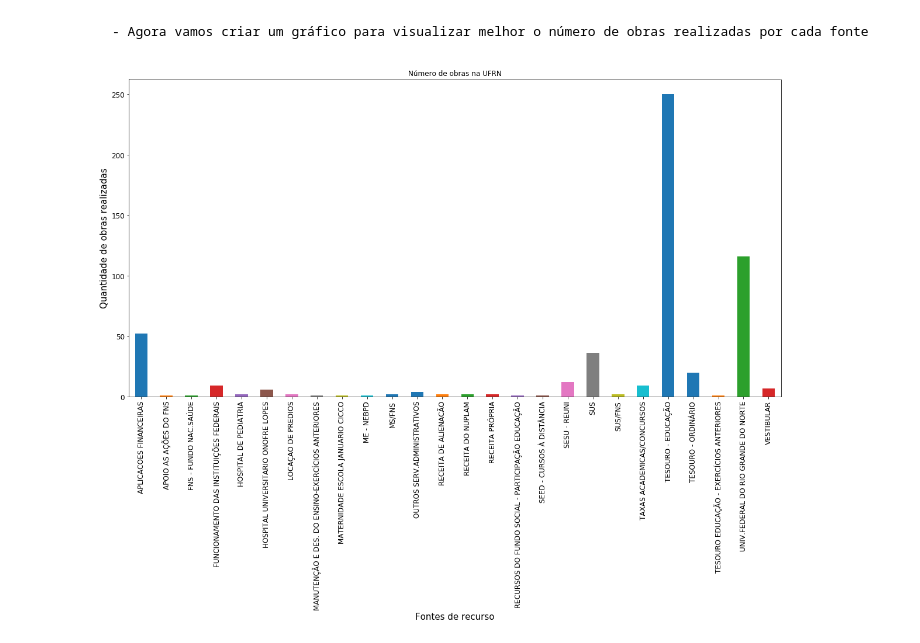
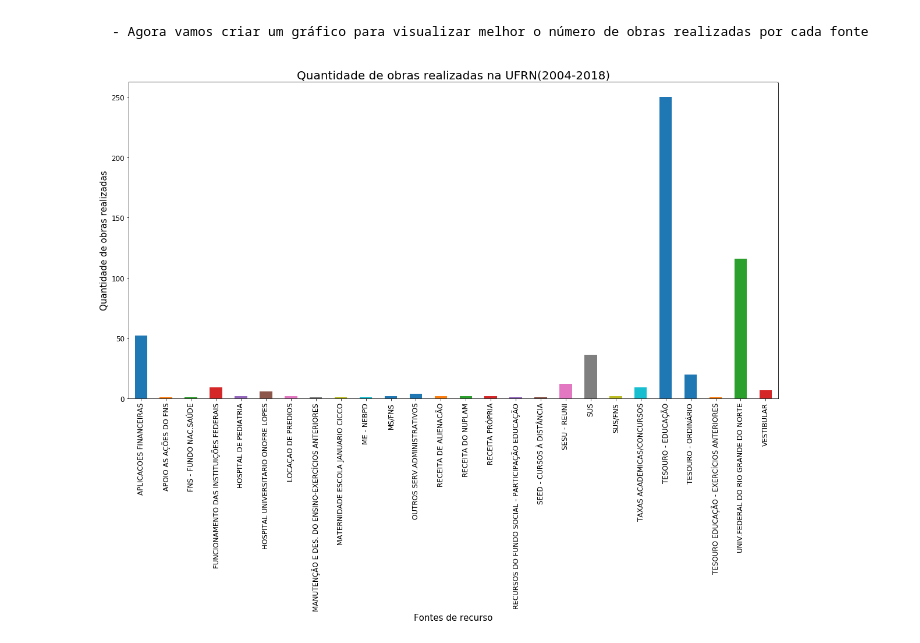
Before and after one commit to louisestella/DataAnalysis, a Jupyter notebook: real_prob_project.ipynb, the cells around one changed output. Drawn from its saved outputs; the diff is of its cells as text; code cells hidden in the pictures.

```diff
--- a/real_prob_project.ipynb
+++ b/real_prob_project.ipynb
@@ -123,20 +123,21 @@ plt.show()
 # %%
 dic_font = pd.value_counts(obras.cleaned_fonts)
 col_1=[]
 col_2=[]
 for key,value in dic_font.items():
     col_1.append(key)
     col_2.append(value)
 new_data_fonts_freq = pd.DataFrame({'fonts':col_1,'freq':col_2})
 
 #ordenar pela coluna de nomes
 new_data_fonts_freq = new_data_fonts_freq.sort_values('fonts')
 
-ax = new_data_fonts_freq.plot(kind='bar',x='fonts',y='freq',figsize=(20,10),fontsize=12,title='Número de obras na UFRN')
+ax = new_data_fonts_freq.plot(kind='bar',x='fonts',y='freq',figsize=(20,10),fontsize=12)
+ax.set_title('Quantidade de obras realizadas na UFRN(2004-2018)',fontsize='20')
 ax.set_xlabel('Fontes de recurso',fontsize = 15)
 ax.set_ylabel('Quantidade de obras realizadas',fontsize = 15)
 ax.legend(prop={'size':0})
 
 plt.show()
 # %% [output]
-[figure, old version]
+[figure, new version]
```
Also changed, not shown: parts of 4 cells of this notebook.
